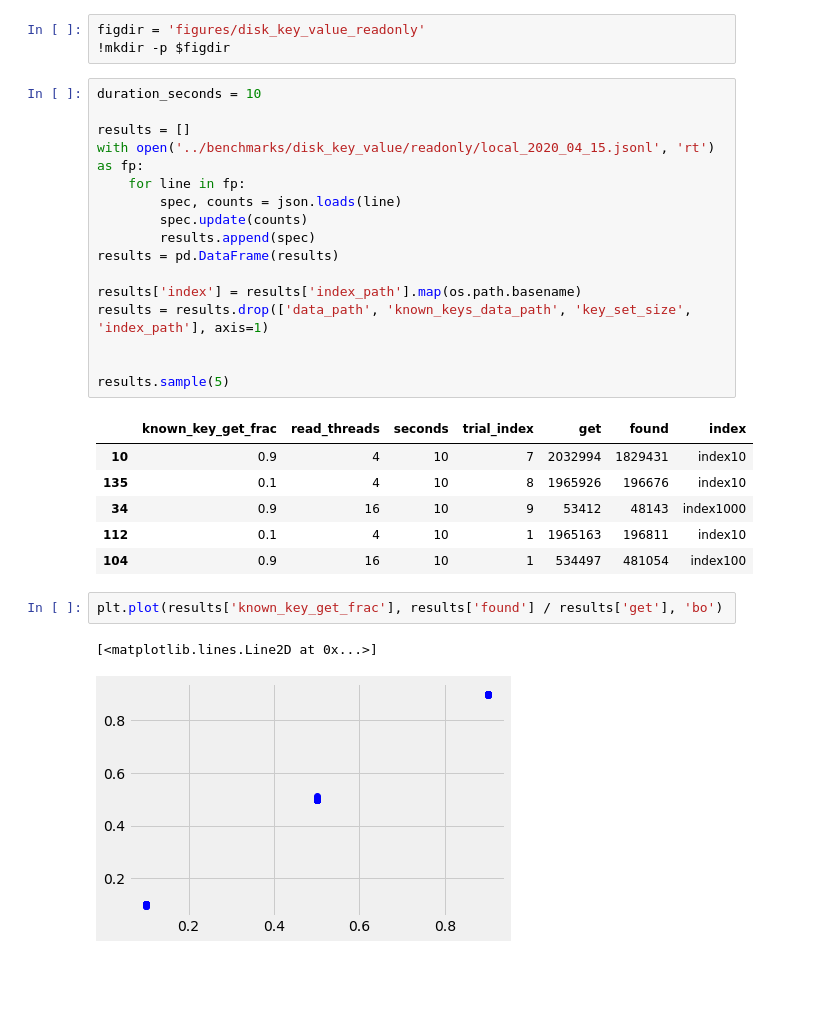
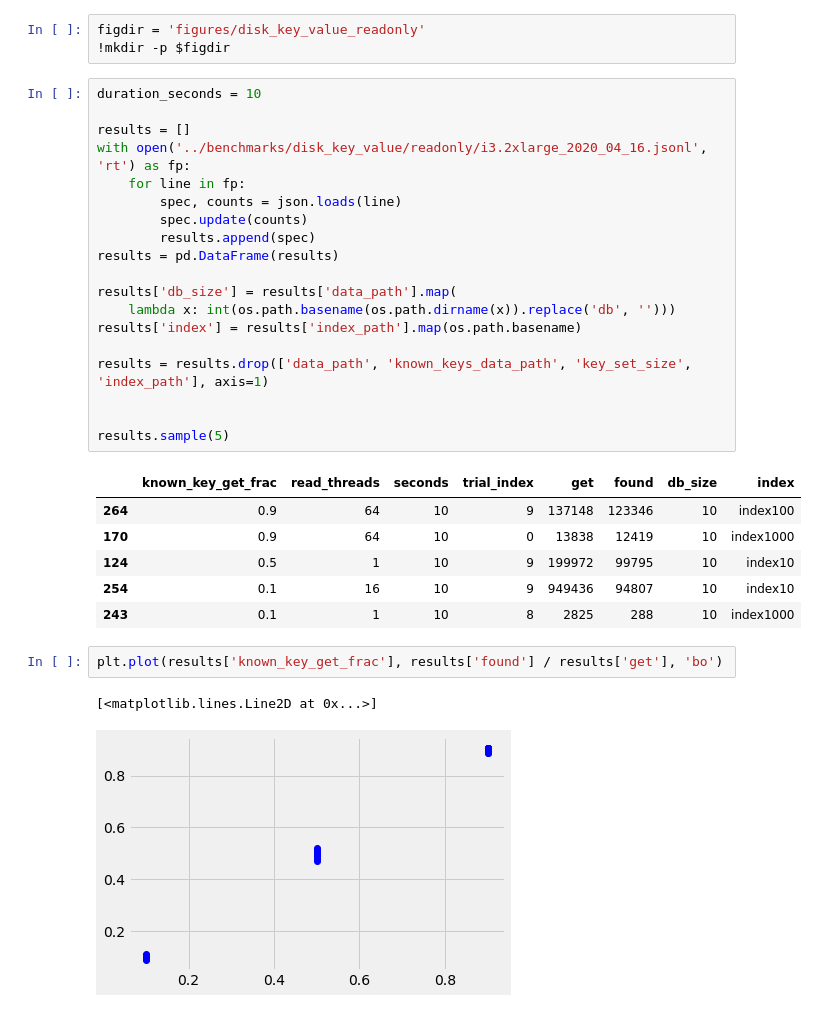
Before and after one commit to DBFromZero/dbf0java, a Jupyter notebook: analysis/benchmark_disk_key_value_readonly.ipynb, the cells around one changed output. Saved outputs shown, nothing was run; the diff lists cells and outputs as text; blank space fills up the shorter version.

```diff
--- a/analysis/benchmark_disk_key_value_readonly.ipynb
+++ b/analysis/benchmark_disk_key_value_readonly.ipynb
@@ -15,31 +51,34 @@ figdir = 'figures/disk_key_value_readonly'
 # %%
 duration_seconds = 10
 
 results = []
-with open('../benchmarks/disk_key_value/readonly/local_2020_04_15.jsonl', 'rt') as fp:
+with open('../benchmarks/disk_key_value/readonly/i3.2xlarge_2020_04_16.jsonl', 'rt') as fp:
     for line in fp:
         spec, counts = json.loads(line)
         spec.update(counts)
         results.append(spec)
 results = pd.DataFrame(results)
 
+results['db_size'] = results['data_path'].map(
+    lambda x: int(os.path.basename(os.path.dirname(x)).replace('db', '')))
 results['index'] = results['index_path'].map(os.path.basename)
+
 results = results.drop(['data_path', 'known_keys_data_path', 'key_set_size', 'index_path'], axis=1)
 
 
 results.sample(5)
 # %% [output]
-|  | known_key_get_frac | read_threads | seconds | trial_index | get | found | index |
-| 10 | 0.9 | 4 | 10 | 7 | 2032994 | 1829431 | index10 |
-| 135 | 0.1 | 4 | 10 | 8 | 1965926 | 196676 | index10 |
-| 34 | 0.9 | 16 | 10 | 9 | 53412 | 48143 | index1000 |
-| 112 | 0.1 | 4 | 10 | 1 | 1965163 | 196811 | index10 |
-| 104 | 0.9 | 16 | 10 | 1 | 534497 | 481054 | index100 |
+|  | known_key_get_frac | read_threads | seconds | trial_index | get | found | db_size | index |
+| 264 | 0.9 | 64 | 10 | 9 | 137148 | 123346 | 10 | index100 |
+| 170 | 0.9 | 64 | 10 | 0 | 13838 | 12419 | 10 | index1000 |
+| 124 | 0.5 | 1 | 10 | 9 | 199972 | 99795 | 10 | index10 |
+| 254 | 0.1 | 16 | 10 | 9 | 949436 | 94807 | 10 | index10 |
+| 243 | 0.1 | 1 | 10 | 8 | 2825 | 288 | 10 | index1000 |
 # %%
 plt.plot(results['known_key_get_frac'], results['found'] / results['get'], 'bo')
 # %% [output]
 [<matplotlib.lines.Line2D at 0x...>]
-[figure, old version]
+[figure, new version]
 # %%
 x = results.copy()
 x['get'] /= (duration_seconds * 1000)
```
Also changed, not shown: parts of 10 cells of this notebook, 3 other files.
